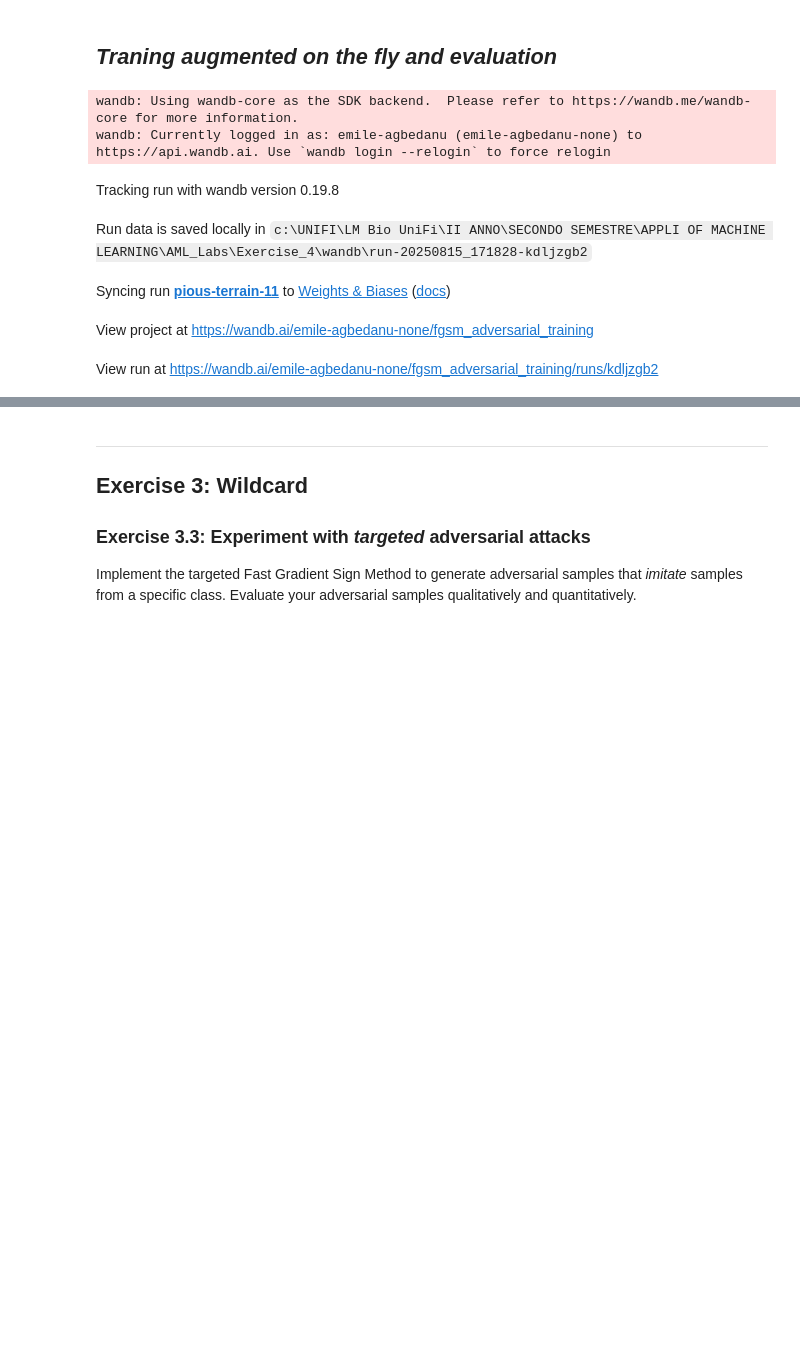
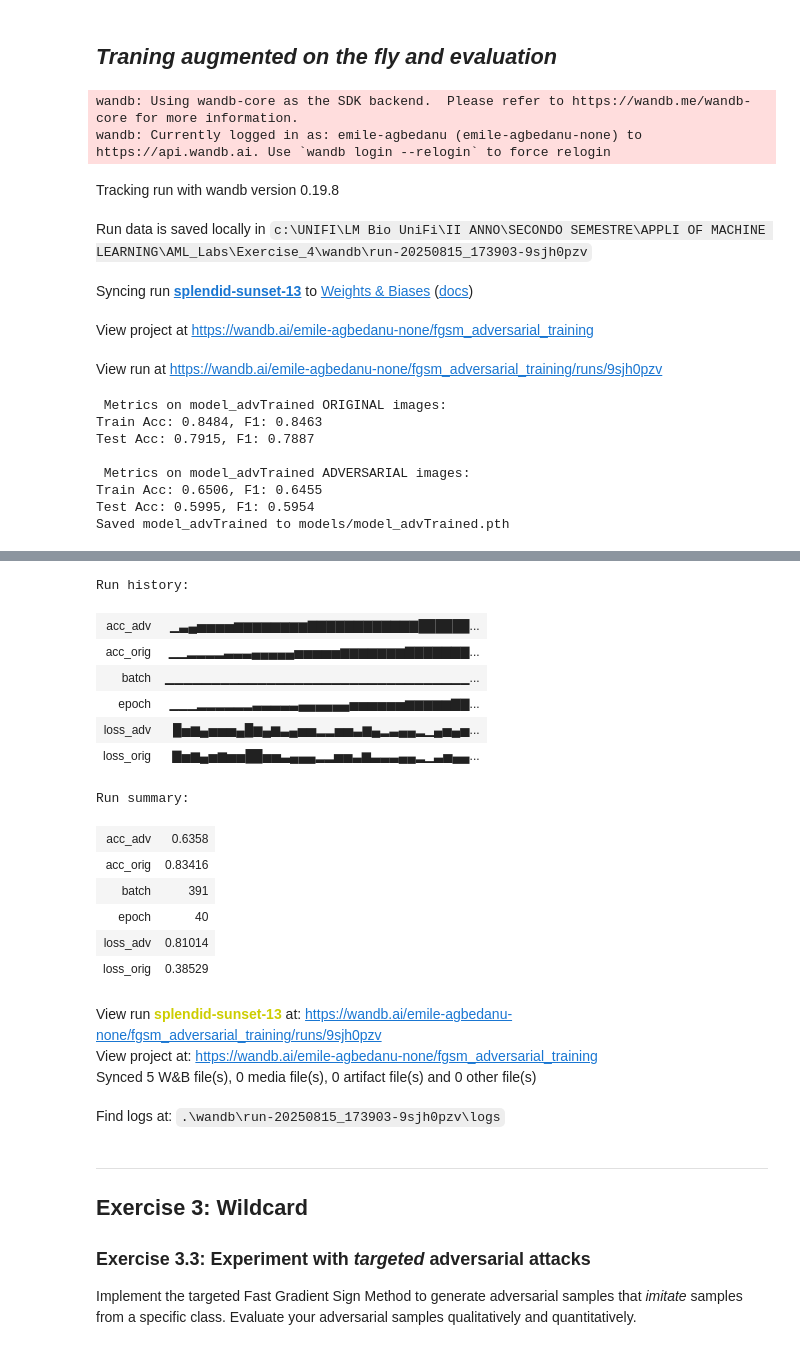
Before and after one commit to emile-kophi/AML_Labs, a Jupyter notebook: Exercise_4/Lab4_Adversarial_learning.ipynb, the cells around one changed output, grey strips where cells are left out. Saved outputs shown, nothing was run; the diff lists cells and outputs as text; code cells hidden in the pictures; blank space fills up the shorter version.

Commit message:
add best_ adv trained model

```diff
--- a/Exercise_4/Lab4_Adversarial_learning.ipynb
+++ b/Exercise_4/Lab4_Adversarial_learning.ipynb
@@ -519,7 +519,7 @@ Use your implementation of FGSM to augment your training dataset with adversaria
 project_name = "fgsm_adversarial_training"
 wandb.init(project=project_name)
 wandb.config.update({
-    "epochs": 4,
+    "epochs": 40,
     "epsilon": 0.03,
     "batch_size": trainloader.batch_size,
     "learning_rate": 1e-3
@@ -625,7 +625,15 @@ wandb.finish()
 wandb: Using wandb-core as the SDK backend.  Please refer to https://wandb.me/wandb-core for more information.
 wandb: Currently logged in as: emile-agbedanu (emile-agbedanu-none) to https://api.wandb.ai. Use `wandb login --relogin` to force relogin
 Tracking run with wandb version 0.19.8
-Run data is saved locally in c:\UNIFI\LM Bio UniFi\II ANNO\SECONDO SEMESTRE\APPLI OF MACHINE LEARNING\AML_Labs\Exercise_4\wandb\run-20250815_171828-kdljzgb2
+Run data is saved locally in c:\UNIFI\LM Bio UniFi\II ANNO\SECONDO SEMESTRE\APPLI OF MACHINE LEARNING\AML_Labs\Exercise_4\wandb\run-20250815_173903-9sjh0pzv
-Syncing run pious-terrain-11 to Weights & Biases (docs)
+Syncing run splendid-sunset-13 to Weights & Biases (docs)
 View project at https://wandb.ai/emile-agbedanu-none/fgsm_adversarial_training
-View run at https://wandb.ai/emile-agbedanu-none/fgsm_adversarial_training/runs/kdljzgb2
+View run at https://wandb.ai/emile-agbedanu-none/fgsm_adversarial_training/runs/9sjh0pzv
+ Metrics on model_advTrained ORIGINAL images:
+Train Acc: 0.8484, F1: 0.8463
+Test Acc: 0.7915, F1: 0.7887
+
+ Metrics on model_advTrained ADVERSARIAL images:
+Train Acc: 0.6506, F1: 0.6455
+Test Acc: 0.5995, F1: 0.5954
+Saved model_advTrained to models/model_advTrained.pth
@@ -632,3 +641,21 @@ View run at https://wandb.ai/emile-agbedanu-none/fgsm_adversarial_training/runs/
+Run history:
+| acc_adv | ▁▃▄▅▅▅▅▆▆▆▆▆▆▆▆▇▇▇▇▇▇▇▇▇▇▇▇██████... |
+| acc_orig | ▁▁▂▂▂▂▃▃▃▄▄▄▄▄▅▅▅▅▅▆▆▆▆▆▆▆▇▇▇▇▇▇▇... |
+| batch | ▁▁▁▁▁▁▁▁▁▁▁▁▁▁▁▁▁▁▁▁▁▁▁▁▁▁▁▁▁▁▁▁▁... |
+| epoch | ▁▁▁▂▂▂▂▂▂▃▃▃▃▃▄▄▄▄▄▄▅▅▅▅▅▅▆▆▆▆▆▇▇... |
+| loss_adv | █▅▆▄▅▅▅▄█▆▄▆▃▄▅▅▂▂▅▅▃▆▄▂▃▄▄▂▁▄▅▄▅... |
+| loss_orig | ▇▅▆▄▅▆▅▅██▅▅▃▄▄▄▂▂▅▅▃▆▃▃▃▄▄▂▁▃▅▄▄... |
+Run summary:
+| acc_adv | 0.6358 |
+| acc_orig | 0.83416 |
+| batch | 391 |
+| epoch | 40 |
+| loss_adv | 0.81014 |
+| loss_orig | 0.38529 |
+View run splendid-sunset-13 at: https://wandb.ai/emile-agbedanu-none/fgsm_adversarial_training/runs/9sjh0pzv
+View project at: https://wandb.ai/emile-agbedanu-none/fgsm_adversarial_training
+Synced 5 W&B file(s), 0 media file(s), 0 artifact file(s) and 0 other file(s)
+Find logs at: .\wandb\run-20250815_173903-9sjh0pzv\logs
 # %% [markdown]
 ---
 ## Exercise 3: Wildcard
```
Also changed, not shown: parts of 3 cells of this notebook, 1 other file.
